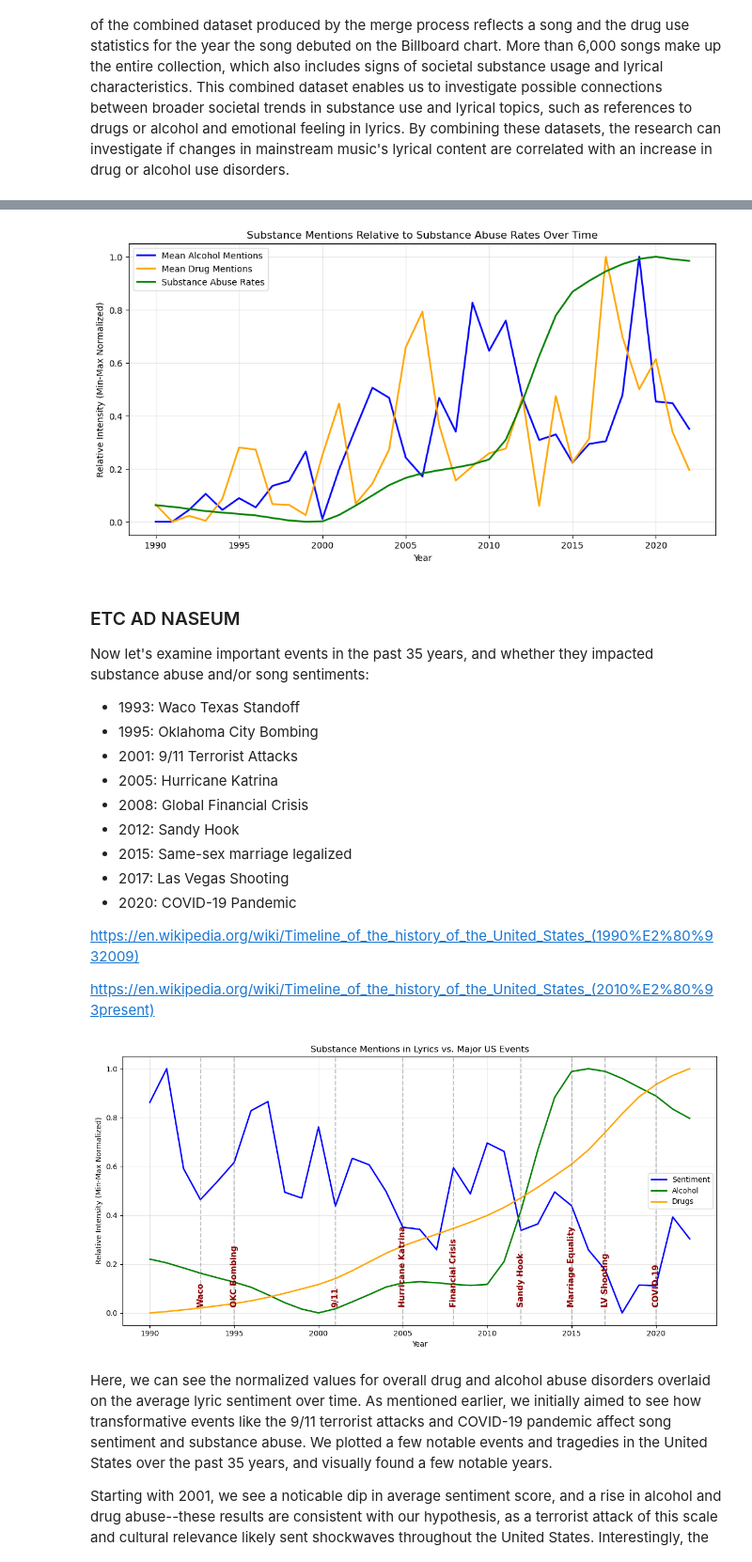
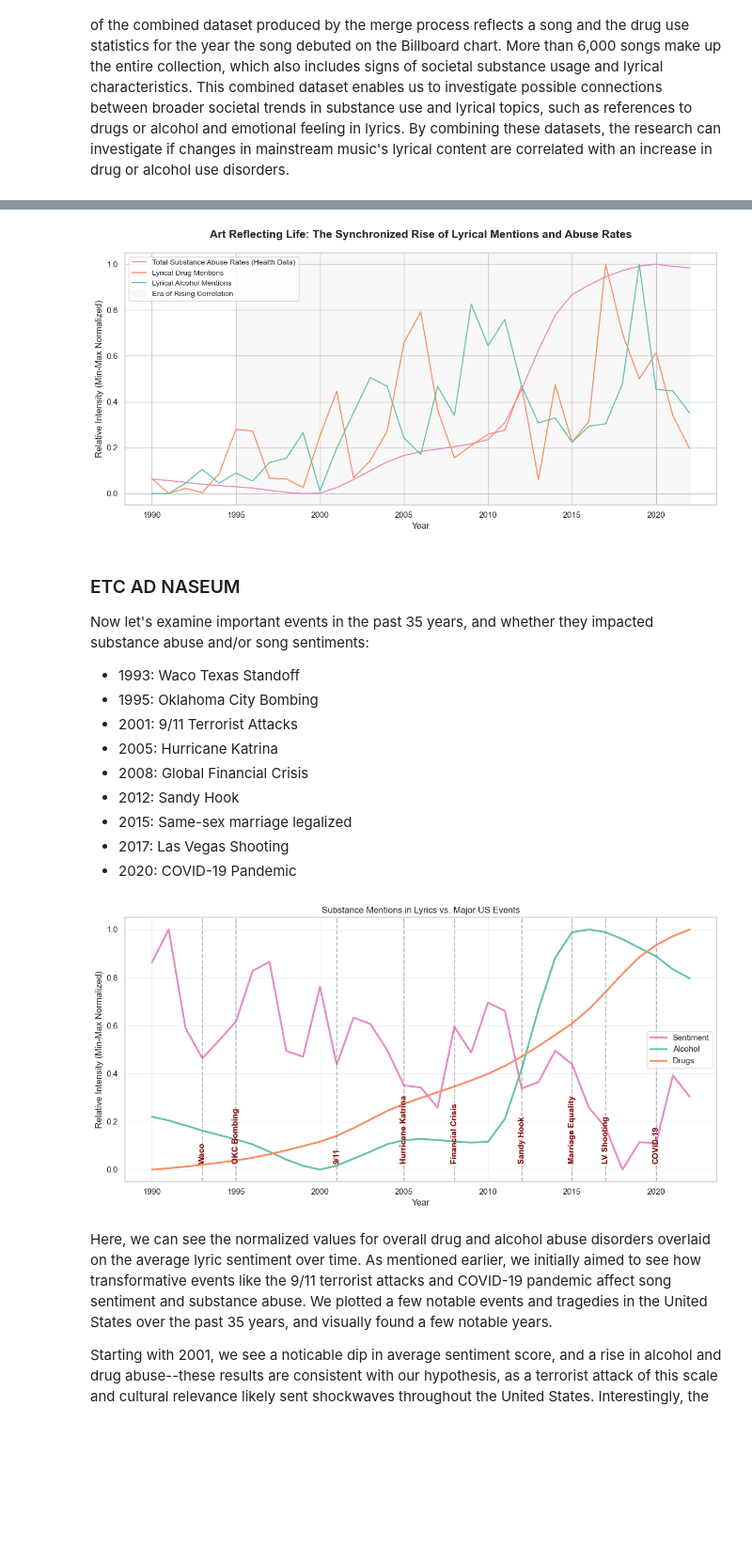
Before and after one commit to COGS108/Group104_WI26, a Jupyter notebook: 03-FinalProject.ipynb, the cells around one changed output, grey strips where cells are left out. Shown at 94% size. Drawn from its saved outputs; the diff is of its cells as text; code cells hidden in the pictures; blank space fills up the shorter version.

```diff
--- a/03-FinalProject.ipynb
+++ b/03-FinalProject.ipynb
@@ -283,0 +290,21 @@ plt.show()
+# %%
+color_alc = palette[0]
+color_drug = palette[1]
+
+plt.figure(figsize=(12, 6))
+
+sns.lineplot(data=bb_lyrics, x='year', y='alc_mentions_mean',
+             label='Alcohol Mentions', color=color_alc, linewidth=2.5,
+             marker='o', markersize=5)
+
+sns.lineplot(data=bb_lyrics, x='year', y='drug_mentions_mean',
+             label='Drug Mentions', color=color_drug, linewidth=2.5,
+             marker='s', markersize=5)
+
+plt.title('The "Party" Era: Rising Substance References in Billboard Top 100',
+          fontsize=14, pad=20)
+plt.xlabel('Year', fontsize=12)
+plt.ylabel('Normalized Mention Frequency (0-1)', fontsize=12)
+
+plt.legend(frameon=True, loc='upper left')
+plt.tight_layout()
@@ -331,21 +372,24 @@ plt.show()
-# %%
-plt.figure(figsize=(12, 6))
-plt.plot(merged['year'], merged['alc_mentions_mean'],
-         label='Mean Alcohol Mentions', color='blue', linewidth=2)
-plt.plot(merged['year'], merged['drug_mentions_mean'],
-         label='Mean Drug Mentions', color='orange', linewidth=2)
-plt.plot(merged['year'], merged['drug_and_alc'],
-         label='Substance Abuse Rates', color='green', linewidth=2)
-
-
-plt.title('Substance Mentions Relative to Substance Abuse Rates Over Time')
-plt.xlabel('Year')
-plt.ylabel('Relative Intensity (Min-Max Normalized)')
-plt.legend()
-plt.grid(True, alpha=0.3)
-plt.show()
-# %% [output]
-[figure, removed]
+# %%
+plt.figure(figsize=(12, 6))
+sns.lineplot(data=merged, x='year', y='drug_and_alc',
+             label='Total Substance Abuse Rates (Health Data)',
+             color=color_health)
+sns.lineplot(data=merged, x='year', y='drug_mentions_mean',
+             label='Lyrical Drug Mentions',
+             color=color_drug)
+
+sns.lineplot(data=merged, x='year', y='alc_mentions_mean',
+             label='Lyrical Alcohol Mentions',
+             color=color_alc)
+plt.axvspan(1995, 2022, color='gray', alpha=0.05, label='Era of Rising Correlation')
+plt.title('Art Reflecting Life: The Synchronized Rise of Lyrical Mentions and Abuse Rates',
+          fontsize=15, pad=20, fontweight='bold')
+plt.xlabel('Year', fontsize=12)
+plt.ylabel('Relative Intensity (Min-Max Normalized)', fontsize=12)
+plt.legend(frameon=True, loc='upper left', fontsize=10)
+plt.tight_layout()
+# %% [output]
+[figure, added]
 # %% [markdown]
 ### ETC AD NASEUM
 
@@ -360,21 +404,14 @@ Now let's examine important events in the past 35 years, and whether they impact
 - 2015: Same-sex marriage legalized
 - 2017: Las Vegas Shooting
 - 2020: COVID-19 Pandemic
-
-https://en.wikipedia.org/wiki/Timeline_of_the_history_of_the_United_States_(1990%E2%80%932009)
-
-https://en.wikipedia.org/wiki/Timeline_of_the_history_of_the_United_States_(2010%E2%80%93present)
 # %%
-import matplotlib.pyplot as plt
-
-# 1. Create the base plot
 plt.figure(figsize=(12, 6))
 plt.plot(merged['year'], merged['sentiment_score_mean'],
-         label='Avg Sentiment', color='blue', linewidth=2)
+         label='Avg Sentiment', color=palette[3], linewidth=2.5)
 plt.plot(merged['year'], merged['alcohol'],
-         label='Alcohol Abuse', color='green', linewidth=2)
+         label='Alcohol Abuse', color=color_alc, linewidth=2.5)
 plt.plot(merged['year'], merged['drugs'],
-         label='Drug Abuse', color='orange', linewidth=2)
+         label='Drug Abuse', color=color_drug, linewidth=2.5)
 
 plt.title('Vocabulary Complexity Over Time')
 plt.xlabel('Year')
@@ -387,34 +424,34 @@ events = {
     1993: "Waco",
     1995: "OKC Bombing",
     2001: "9/11",
     2005: "Hurricane Katrina",
     2008: "Financial Crisis",
     2012: "Sandy Hook",
     2015: "Marriage Equality",
     2017: "LV Shooting",
     2020: "COVID-19"
 }
 
 for year, label in events.items():
     plt.axvline(x=year, color='gray', linestyle='--', alpha=0.5)
     plt.annotate(label,
                  xy=(year, 0),
                  xytext=(0, 10),
                  textcoords='offset points',
                  rotation=90,
                  ha='center',
                  fontsize=11,
                  fontweight='bold',
                  color='darkred')
 
 plt.title('Substance Mentions in Lyrics vs. Major US Events')
 plt.xlabel('Year')
 plt.ylabel('Relative Intensity (Min-Max Normalized)')
 plt.legend(['Sentiment', 'Alcohol', 'Drugs'])
 plt.tight_layout()
 plt.show()
 # %% [output]
-[figure, old version]
+[figure, new version]
 # %% [markdown]
 Here, we can see the normalized values for overall drug and alcohol abuse disorders overlaid on the average lyric sentiment over time. As mentioned earlier, we initially aimed to see how transformative events like the 9/11 terrorist attacks and COVID-19 pandemic affect song sentiment and substance abuse. We plotted a few notable events and tragedies in the United States over the past 35 years, and visually found a few notable years.
 
```
Also changed, not shown: parts of 13 cells of this notebook.
